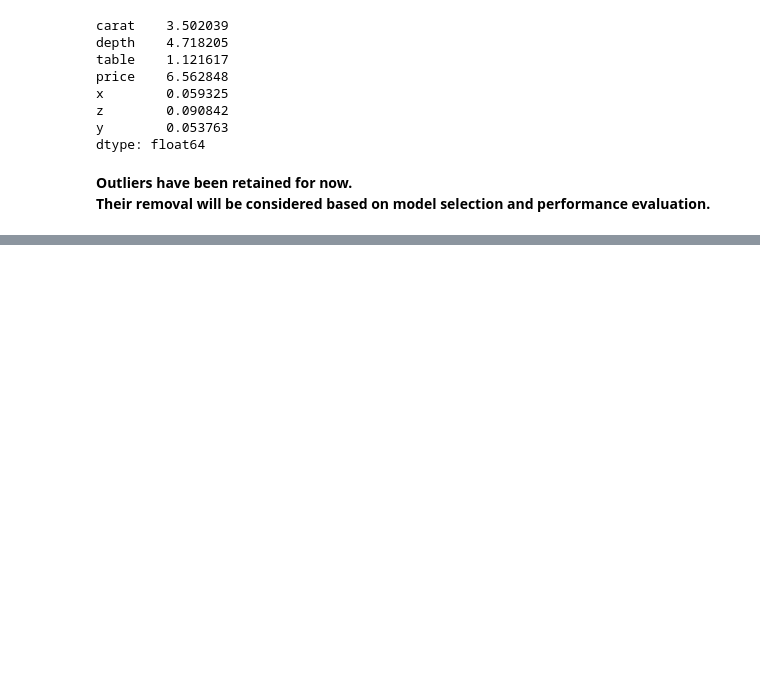
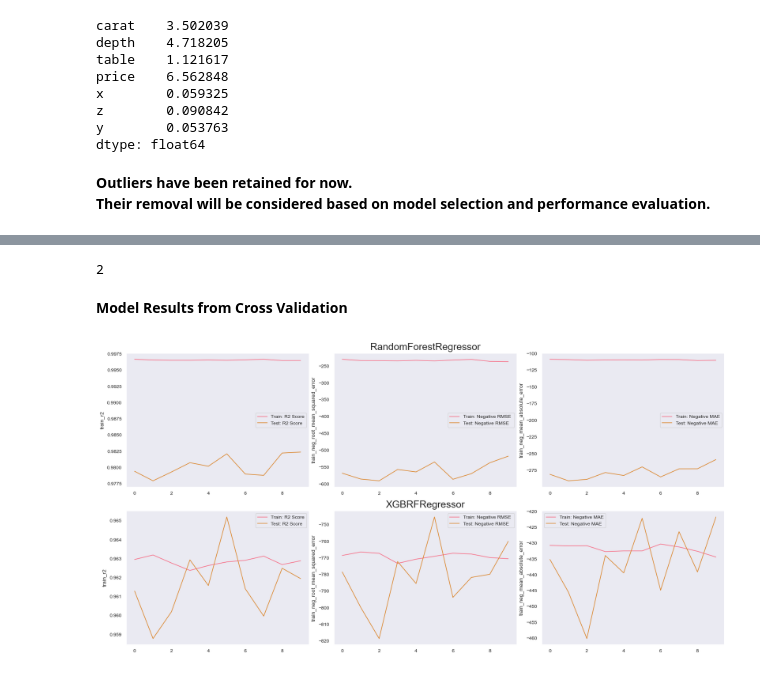
Before and after one commit to TeslimAdeyanju/4-Portfolio-SDS-CP023-diamond-price-predictor, a Jupyter notebook: submissions-team/reema-raghava/data-analysis.ipynb, the cells around one changed output, grey strips where cells are left out. Saved outputs shown, nothing was run; the diff lists cells and outputs as text; code cells hidden in the pictures; blank space fills up the shorter version.

Commit message:
Completed Model Development and HyperParameter Tuning using two models

```diff
--- a/submissions-team/reema-raghava/data-analysis.ipynb
+++ b/submissions-team/reema-raghava/data-analysis.ipynb
@@ -500,0 +569,11 @@ Their removal will be considered based on model selection and performance evalua
+# %%
+from sklearn.ensemble import RandomForestRegressor
+rf_regressor = RandomForestRegressor(n_estimators = 10, random_state = 0) # with default parameters
+# %%
+from xgboost import XGBRFRegressor
+xgbrf_regressor = XGBRFRegressor(random_state=0) # with default parameters
+# %%
+models = {'RandomForestRegressor': rf_regressor,
+           'XGBRFRegressor': xgbrf_regressor,
+
+         }
@@ -500,0 +663,33 @@ Their removal will be considered based on model selection and performance evalua
+# %%
+models_list = cv_results['Model'].unique().tolist()
+len(models_list)
+# %% [output]
+2
+# %% [markdown]
+**Model Results from Cross Validation**
+# %%
+
+fig, axes = plt.subplots(nrows = len(models_list), ncols = 3, figsize=(16, 8))
+for index, model in enumerate(models_list):
+
+    result = cv_results[cv_results['Model'] == model]
+
+    axes[index, 1].set_title(model, fontsize = 18)
+
+    sns.lineplot(ax=axes[index, 0], data = result['train_r2'], label = 'Train: R2 Score')
+    sns.lineplot(ax=axes[index, 0], data = result['test_r2'], label = 'Test: R2 Score')
+
+
+
+    sns.lineplot(ax=axes[index, 1], data = result['train_neg_root_mean_squared_error'], label = 'Train: Negative RMSE ')
+    sns.lineplot(ax=axes[index, 1], data = result['test_neg_root_mean_squared_error'], label = 'Test: Negative RMSE')
+
+
+
+    sns.lineplot(ax=axes[index, 2], data = result['train_neg_mean_absolute_error'], label = 'Train: Negative MAE')
+    sns.lineplot(ax=axes[index, 2], data = result['test_neg_mean_absolute_error'], label = 'Test: Negative MAE')
+plt.legend()
+plt.tight_layout(pad=0.4, w_pad=0.5, h_pad=1.0)
+plt.show()
+# %% [output]
+[figure, added]
```
Also changed, not shown: parts of 47 cells of this notebook, 1 other file.
